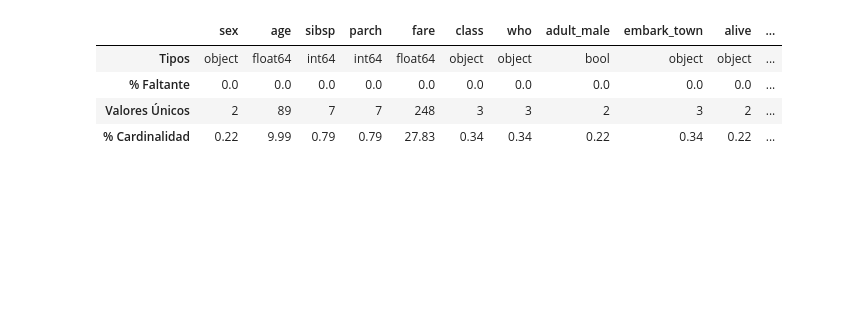
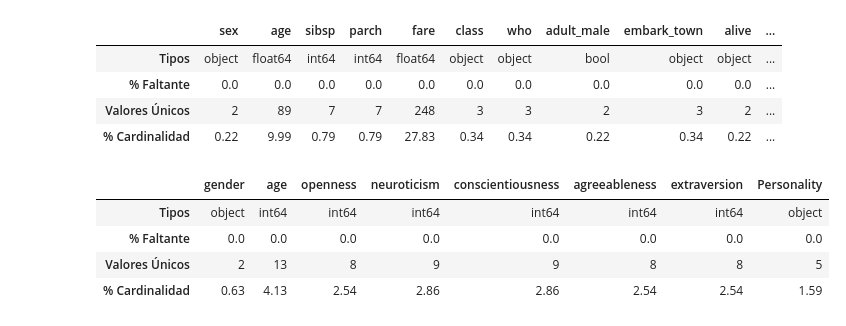
Before and after one commit to marosor/ML_Toolbox, a Jupyter notebook: funcion_describe_df.ipynb, the cells around one changed output. Cells and saved outputs as stored; diff of their text form; code cells hidden in the pictures; blank space fills up the shorter version.

```diff
--- a/funcion_describe_df.ipynb
+++ b/funcion_describe_df.ipynb
@@ -45,3 +45,12 @@ describe_df(df_titanic)
 | % Faltante | 0.0 | 0.0 | 0.0 | 0.0 | 0.0 | 0.0 | 0.0 | 0.0 | 0.0 | 0.0 | ... |
 | Valores Únicos | 2 | 89 | 7 | 7 | 248 | 3 | 3 | 2 | 3 | 2 | ... |
 | % Cardinalidad | 0.22 | 9.99 | 0.79 | 0.79 | 27.83 | 0.34 | 0.34 | 0.22 | 0.34 | 0.22 | ... |
+# %%
+personalidad= pd.read_csv("./data/psyc.csv")
+describe_df(personalidad)
+# %% [output]
+|  | gender | age | openness | neuroticism | conscientiousness | agreeableness | extraversion | Personality |
+| Tipos | object | int64 | int64 | int64 | int64 | int64 | int64 | object |
+| % Faltante | 0.0 | 0.0 | 0.0 | 0.0 | 0.0 | 0.0 | 0.0 | 0.0 |
+| Valores Únicos | 2 | 13 | 8 | 9 | 9 | 8 | 8 | 5 |
+| % Cardinalidad | 0.63 | 4.13 | 2.54 | 2.86 | 2.86 | 2.54 | 2.54 | 1.59 |
```
Also changed, not shown: 3 other files.
